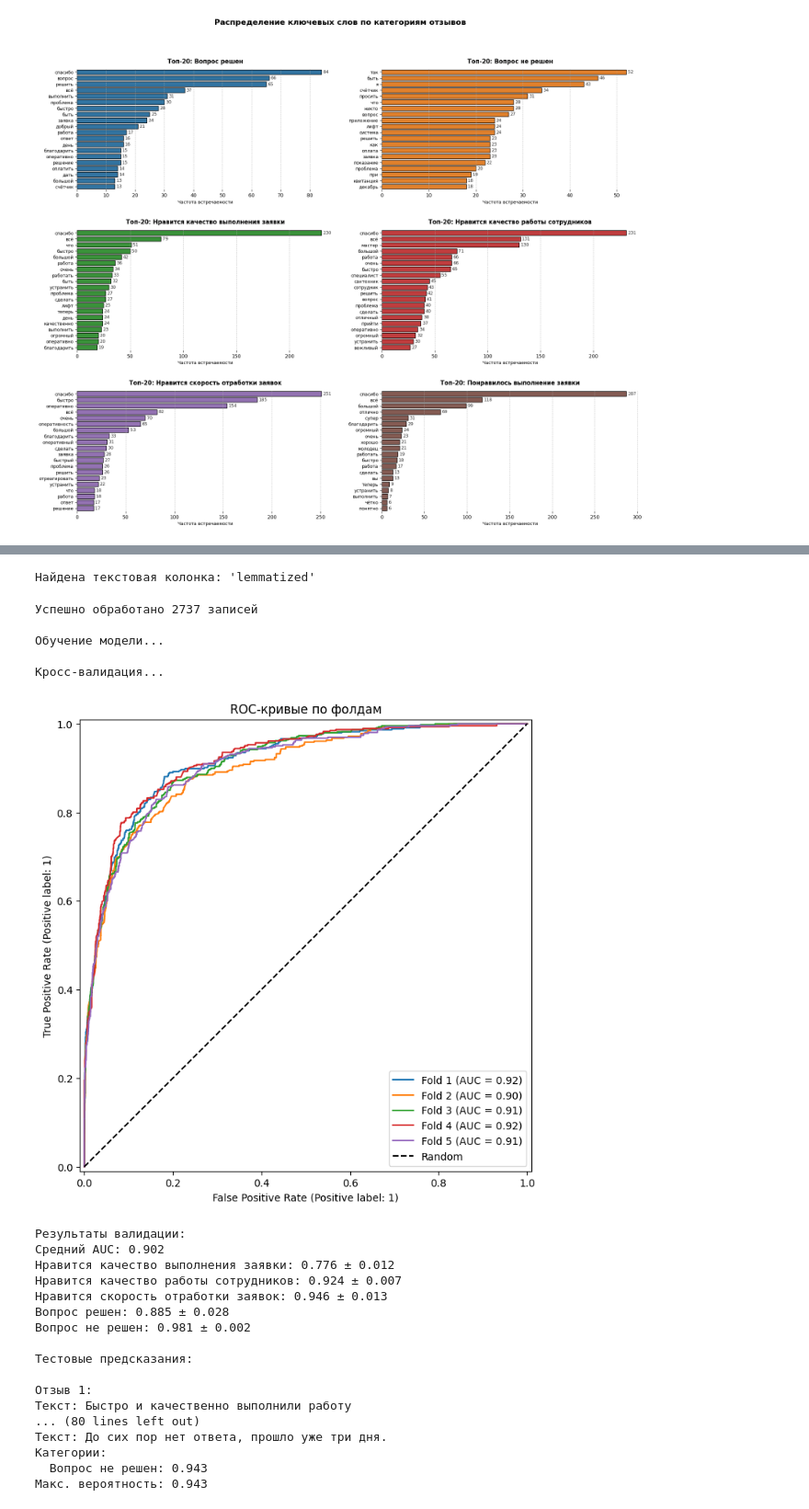
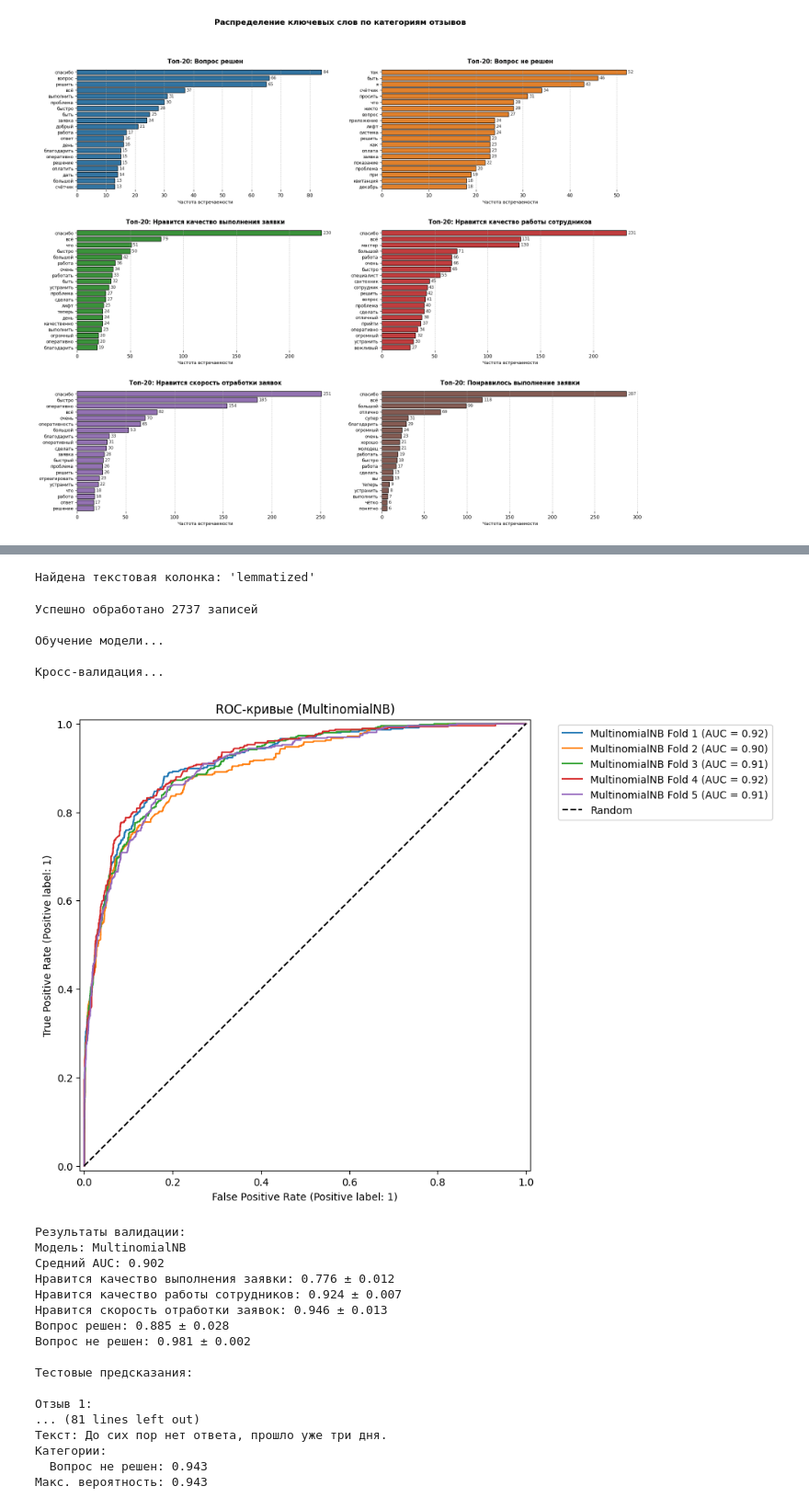
Before and after one commit to sshhmmoonnyyaa/intensiv_zam_bas, a Jupyter notebook: интенсив Женя/normal_final_result/test.ipynb, the cells around one changed output, grey strips where cells are left out. Shown at 92% size. Cells and saved outputs as stored; diff of their text form; code cells hidden in the pictures.

```diff
--- a/интенсив Женя/normal_final_result/test.ipynb
+++ b/интенсив Женя/normal_final_result/test.ipynb
@@ -1029,8 +1028,8 @@ def build_model():
         )
     )
 
-# 4. Кросс-валидация
-def cross_validate(X, y, categories, n_splits=5):
+# 4. Кросс-валидация с отображением названия модели
+def cross_validate(X, y, categories, model_name, n_splits=5):
     cv = StratifiedKFold(n_splits=n_splits, shuffle=True, random_state=42)
     results = {
         'auc_scores': [],
@@ -1057,17 +1056,17 @@ def cross_validate(X, y, categories, n_splits=5):
                 results['category_auc'][cat].append(
                     roc_auc_score(y_test[:,i], y_proba[:,i]))
 
-        # Визуализация ROC
+        # Визуализация ROC с названием модели
         RocCurveDisplay.from_predictions(
             LabelBinarizer().fit_transform(y_test).ravel(),
             y_proba.ravel(),
-            name=f"Fold {fold+1}",
+            name=f"{model_name} Fold {fold+1}",
             ax=plt.gca()
         )
 
     plt.plot([0,1], [0,1], 'k--', label="Random")
-    plt.title('ROC-кривые по фолдам')
-    plt.legend()
+    plt.title(f'ROC-кривые ({model_name})')
+    plt.legend(bbox_to_anchor=(1.05, 1), loc='upper left')
     plt.show()
 
     return results
@@ -1105,15 +1104,17 @@ def predict_with_threshold(model, texts, categories, threshold=0.25):
 def main():
     try:
         X, y, cats = load_and_prepare_data()
+        model = build_model()
+        model_name = "LogisticRegression"  # Определяем название модели
 
         print("\nОбучение модели...")
-        model = build_model()
         model.fit(X, y)
 
         print("\nКросс-валидация...")
-        cv_results = cross_validate(X, y, cats)
+        cv_results = cross_validate(X, y, cats, model_name)
 
         print("\nРезультаты валидации:")
+        print(f"Модель: {model_name}")
         print(f"Средний AUC: {np.mean(cv_results['auc_scores']):.3f}")
         for cat in cats:
             scores = cv_results['category_auc'][cat]
@@ -1189,7 +1190,7 @@ import re
 import matplotlib.pyplot as plt
 from sklearn.model_selection import StratifiedKFold
 from sklearn.metrics import roc_auc_score, RocCurveDisplay
-from sklearn.naive_bayes import MultinomialNB  # Измененный импорт
+from sklearn.naive_bayes import MultinomialNB
 from sklearn.multiclass import OneVsRestClassifier
 from sklearn.preprocessing import LabelBinarizer
 from sklearn.pipeline import Pipeline
@@ -1204,7 +1205,7 @@ warnings.filterwarnings('ignore')
 # Инициализация инструментов для препроцессинга
 morph = MorphAnalyzer()
 
-# 1. Функции препроцессинга текста (без изменений)
+# 1. Функции препроцессинга текста
 def preprocess_text(text):
     text = str(text).lower()
 
@@ -1219,7 +1220,7 @@ def preprocess_text(text):
 
     return ' '.join(words)
 
-# 2. Загрузка и подготовка данных (без изменений)
+# 2. Загрузка и подготовка данных
 def load_and_prepare_data(file_path='processed_data_final1.csv'):
     try:
         # Попытка чтения с разными кодировками
@@ -1270,7 +1271,7 @@ def load_and_prepare_data(file_path='processed_data_final1.csv'):
         print(f"\nОшибка при загрузке данных: {str(e)}")
         raise
 
-# 3. Пайплайн модели (изменена только модель)
+# 3. Пайплайн модели
 def build_model():
     return make_pipeline(
         TfidfVectorizer(
@@ -1281,12 +1282,12 @@ def build_model():
         ),
         ADASYN(random_state=42, sampling_strategy='not majority'),
         OneVsRestClassifier(
-            MultinomialNB(alpha=0.7)  # Измененная модель
+            MultinomialNB(alpha=0.7)
         )
     )
 
-# 4. Кросс-валидация (без изменений)
-def cross_validate(X, y, categories, n_splits=5):
+# 4. Кросс-валидация с отображением названия модели
+def cross_validate(X, y, categories, model_name, n_splits=5):
     cv = StratifiedKFold(n_splits=n_splits, shuffle=True, random_state=42)
     results = {
         'auc_scores': [],
@@ -1314,22 +1315,22 @@ def cross_validate(X, y, categories, n_splits=5):
                     roc_auc_score(y_test[:,i], y_proba[:,i])
                 )
 
-        # Визуализация ROC
+        # Визуализация ROC с названием модели
         RocCurveDisplay.from_predictions(
             LabelBinarizer().fit_transform(y_test).ravel(),
             y_proba.ravel(),
-            name=f"Fold {fold+1}",
+            name=f"{model_name} Fold {fold+1}",
             ax=plt.gca()
         )
 
     plt.plot([0,1], [0,1], 'k--', label="Random")
-    plt.title('ROC-кривые по фолдам')
-    plt.legend()
+    plt.title(f'ROC-кривые ({model_name})')
+    plt.legend(bbox_to_anchor=(1.05, 1), loc='upper left')
     plt.show()
 
     return results
 
-# 5. Генерация предсказаний (без изменений)
+# 5. Генерация предсказаний
 def predict_with_threshold(model, texts, categories, threshold=0.25):
     processed = [preprocess_text(t) if t.strip() else '' for t in texts]
     probas = model.predict_proba(processed)
@@ -1358,19 +1359,21 @@ def predict_with_threshold(model, texts, categories, threshold=0.25):
 
     return predictions
 
-# Главная функция (без изменений)
+# Главная функция
 def main():
     try:
         X, y, cats = load_and_prepare_data()
+        model = build_model()
+        model_name = "MultinomialNB"  # Название модели для отображения
 
         print("\nОбучение модели...")
-        model = build_model()
         model.fit(X, y)
 
         print("\nКросс-валидация...")
-        cv_results = cross_validate(X, y, cats)
+        cv_results = cross_validate(X, y, cats, model_name)
 
         print("\nРезультаты валидации:")
+        print(f"Модель: {model_name}")
         print(f"Средний AUC: {np.mean(cv_results['auc_scores']):.3f}")
         for cat in cats:
             scores = cv_results['category_auc'][cat]
@@ -1383,7 +1386,6 @@ def main():
             "",
             "Сотрудник опоздал, но проблему решил",
             "Никто не приехал, обслуживание ужасное",
-            # Новые комментарии
             "Сотрудники работают оперативно, заявка выполнена в срок.",
             "Качество услуг на высоте, но пришлось долго ждать ответа.",
             "Проблема осталась нерешенной, очень разочарован.",
@@ -1395,35 +1397,36 @@ def main():
             "Работа сделана хорошо, но сотрудник опоздал на встречу.",
             "До сих пор нет ответа, прошло уже три дня."
         ]
 
         print("\nТестовые предсказания:")
         predictions = predict_with_threshold(model, test_texts, cats, 0.25)
 
         for i, pred in enumerate(predictions):
             print(f"\nОтзыв {i+1}:")
             print(f"Текст: {pred['text']}")
             if pred['categories']:
                 print("Категории:")
                 for cat in pred['categories']:
                     print(f"  {cat}: {pred['probabilities'][cat]:.3f}")
             else:
                 print("Категории: не определены")
             print(f"Макс. вероятность: {pred['max_score']:.3f}")
 
     except Exception as e:
         print(f"\nКритическая ошибка: {str(e)}")
 
 if __name__ == "__main__":
     main()
 # %% [output]
 Найдена текстовая колонка: 'lemmatized'
 Успешно обработано 2737 записей
 
 Обучение модели...
 
 Кросс-валидация...
-[figure, old version]
+[figure, new version]
 Результаты валидации:
+Модель: MultinomialNB
 Средний AUC: 0.902
 Нравится качество выполнения заявки: 0.776 ± 0.012
 Нравится качество работы сотрудников: 0.924 ± 0.007
@@ -1434,8 +1437,7 @@ if __name__ == "__main__":
 Тестовые предсказания:
 
 Отзыв 1:
-Текст: Быстро и качественно выполнили работу
-... (80 lines left out)
+... (81 lines left out)
 Текст: До сих пор нет ответа, прошло уже три дня.
 Категории:
   Вопрос не решен: 0.943
```
Also changed, not shown: parts of 4 cells of this notebook, 2 other files.
